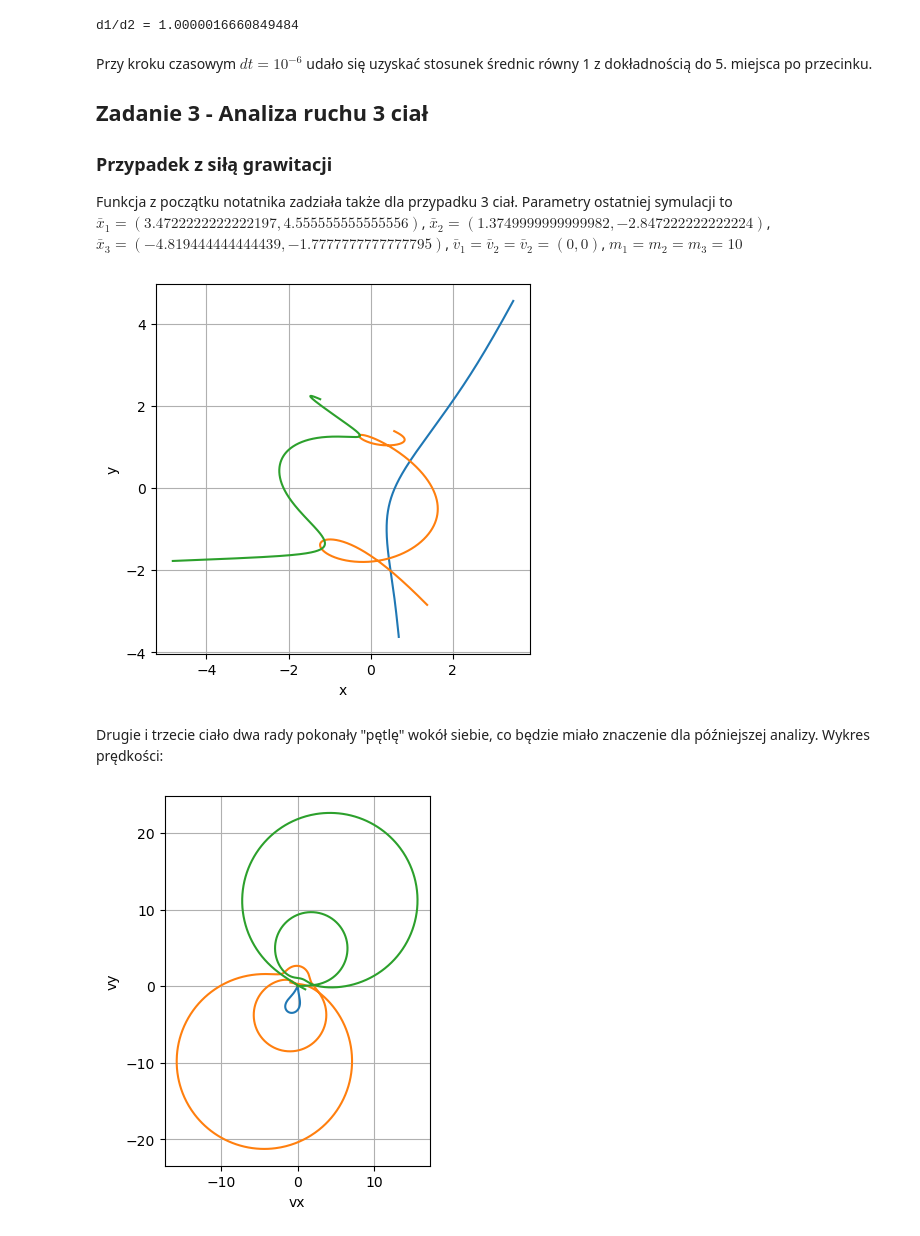
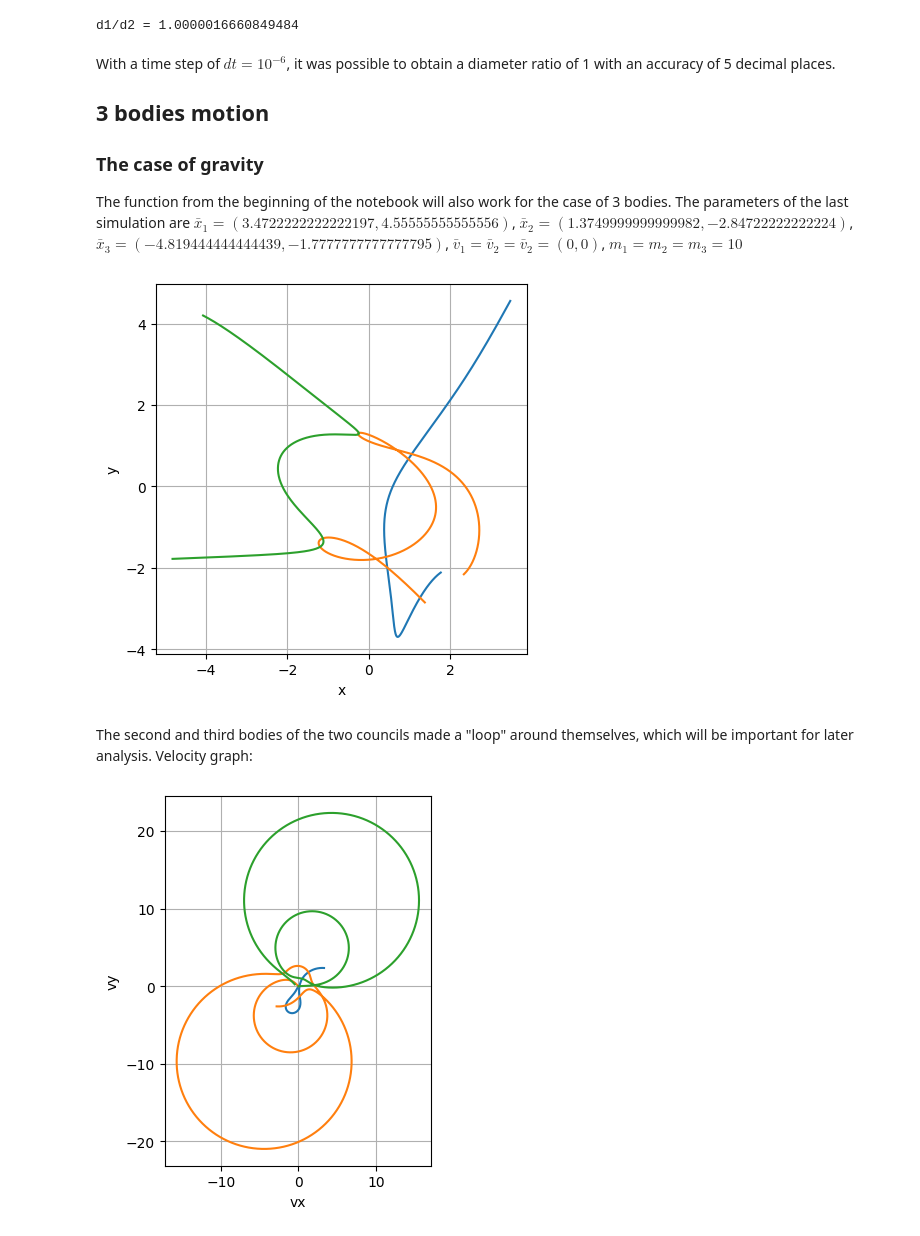
Before and after one commit to kebabee/Modelowanie-komputerowe, a Jupyter notebook: 3_body_problem.ipynb, the cells around one changed output. Drawn from its saved outputs; the diff is of its cells as text; code cells hidden in the pictures.

```diff
--- a/3_body_problem.ipynb
+++ b/3_body_problem.ipynb
@@ -203,34 +205,34 @@ print(f"d1/d2 = {(np.max( new_data[0][0] )-np.min( new_data[0][0] )) / (np.max(
 # %% [output]
 d1/d2 = 1.0000016660849484
 # %% [markdown]
-Przy kroku czasowym $dt=10^{-6}$ udało się uzyskać stosunek średnic równy 1 z dokładnością do 5. miejsca po przecinku.
+With a time step of $dt=10^{-6}$, it was possible to obtain a diameter ratio of 1 with an accuracy of 5 decimal places.
 
-## Zadanie 3 - Analiza ruchu 3 ciał
+## 3 bodies motion
 
-### Przypadek z siłą grawitacji
+### The case of gravity
 
-Funkcja z początku notatnika zadziała także dla przypadku 3 ciał. Parametry ostatniej symulacji to $\bar{x}_1 = (3.4722222222222197, 4.555555555555556)$, $\bar{x}_2 = (1.3749999999999982, -2.847222222222224)$, $\bar{x}_3 = (-4.819444444444439, -1.7777777777777795)$, $\bar{v}_1 = \bar{v}_2 = \bar{v}_2 = (0,0)$, $m_1 = m_2 = m_3 = 10$
+The function from the beginning of the notebook will also work for the case of 3 bodies. The parameters of the last simulation are $\bar{x}_1 = (3.4722222222222197, 4.55555555555556)$, $\bar{x}_2 = (1.3749999999999982, -2.84722222222224)$, $\bar{x}_3 = (-4.819444 444444439, -1.7777777777777795) $, $\bar{v}_1 = \bar{v}_2 = \bar{v}_2 = (0,0)$, $m_1 = m_2 = m_3 = 10$
 # %%
 p1 = Planet(10, 3.4722222222222197, 4.555555555555556, 0, 0)
 p2 = Planet(10, 1.3749999999999982, -2.847222222222224, 0 , 0)
 p3 = Planet(10, -4.819444444444439, -1.7777777777777795, 0 , 0)
 ps=[p1,p2,p3]
 
 plt.xlabel('x')
 plt.ylabel('y')
-data3 = n_body(1e-5, 800000, ps, plot_flag=True, fixed_flag=False, return_v_flag=True)
+data3 = n_body(1e-6, 10000000, ps, plot_flag=True, fixed_flag=False, return_v_flag=True)
 # %% [output]
-[figure, old version]
+[figure, new version]
-# %% [markdown]
-Drugie i trzecie ciało dwa rady pokonały "pętlę" wokół siebie, co będzie miało znaczenie dla późniejszej analizy. Wykres prędkości:
+# %% [markdown]
+The second and third bodies of the two councils made a "loop" around themselves, which will be important for later analysis. Velocity graph:
 # %%
 plt.plot(data3[2][0], data3[3][0])
 plt.plot(data3[2][1], data3[3][1])
 plt.plot(data3[2][2], data3[3][2])
-plt.gca().set_aspect('equal', adjustable='box') # proporcje 1:1 przy rysowaniu trajektorii
+plt.gca().set_aspect('equal', adjustable='box')
 plt.xlabel('vx')
 plt.ylabel('vy')
 plt.grid(True)
 plt.show()
 # %% [output]
-[figure, old version]
+[figure, new version]
```
Also changed, not shown: parts of 23 cells of this notebook.
